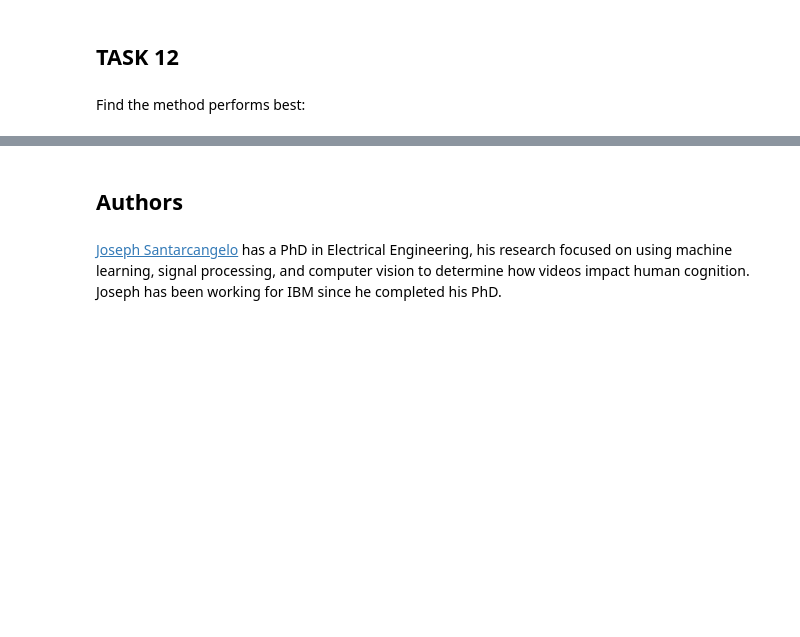
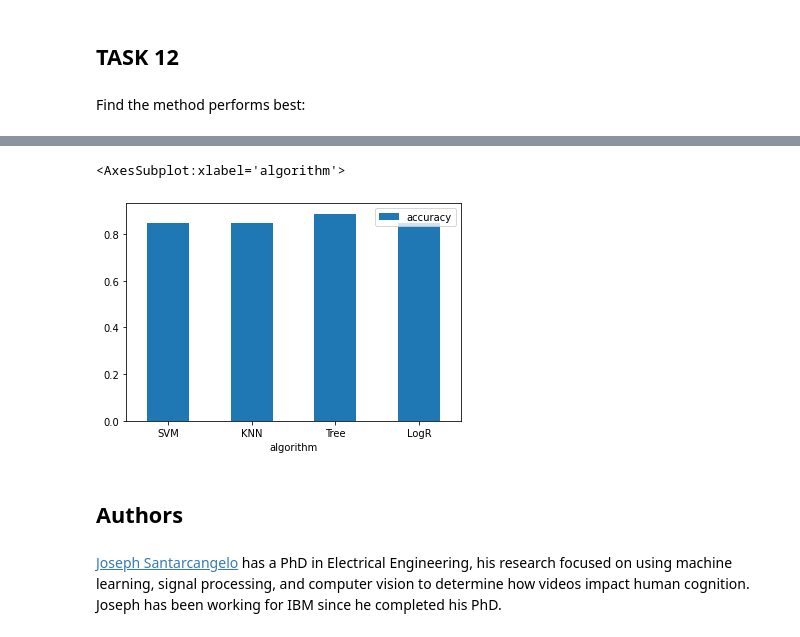
Before and after one commit to prachisc/AppliedDSCapstone, a Jupyter notebook: SpaceX_Machine Learning Prediction_Part_5.ipynb, the cells around one changed output, grey strips where cells are left out. Saved outputs shown, nothing was run; the diff lists cells and outputs as text; code cells hidden in the pictures; blank space fills up the shorter version.

```diff
--- a/SpaceX_Machine Learning Prediction_Part_5.ipynb
+++ b/SpaceX_Machine Learning Prediction_Part_5.ipynb
@@ -312,0 +315,3 @@ Best Params is : {'criterion': 'gini', 'max_depth': 18, 'max_features': 'auto',
+# %%
+df_algorithms = pd.DataFrame({'algorithm':['SVM','KNN','Tree','LogR'],
+                              'accuracy':[svm_cv.best_score_,knn_cv.best_score_,tree_cv.best_score_,logreg_cv.best_score_]})
@@ -313,3 +326,8 @@ Best Params is : {'criterion': 'gini', 'max_depth': 18, 'max_features': 'auto',
+# %%
+df_algorithms.plot.bar(x='algorithm', y='accuracy', rot=0)
+# %% [output]
+<AxesSubplot:xlabel='algorithm'>
+[figure, added]
 # %% [markdown]
 ## Authors
 # %% [markdown]
```
Also changed, not shown: parts of 5 cells of this notebook.
